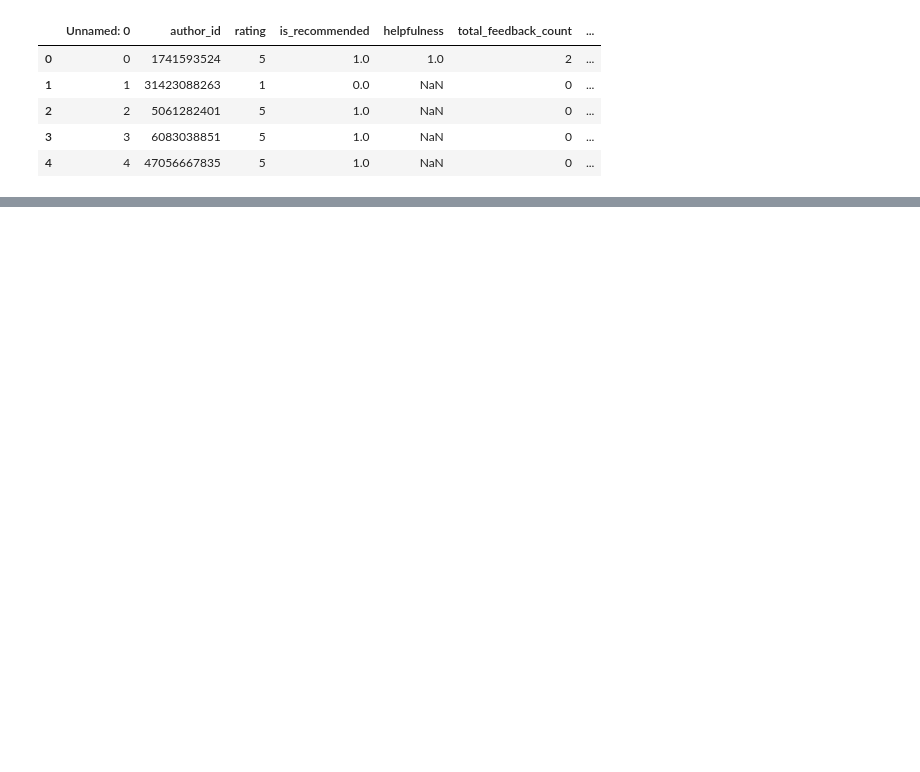
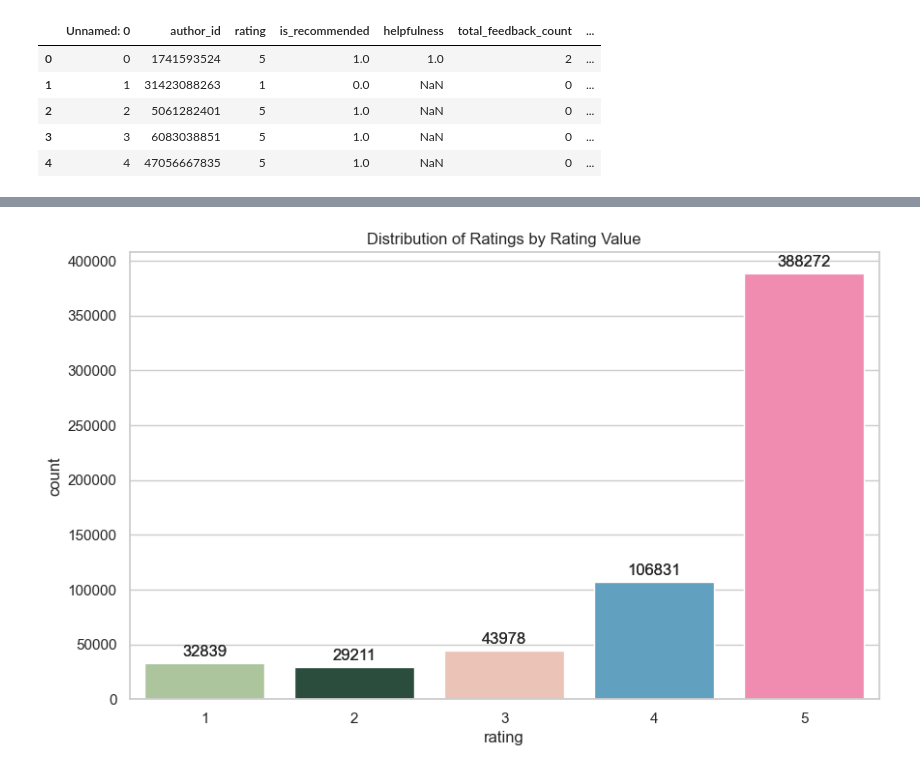
Before and after one commit to imgabrielas/Sephora, a Jupyter notebook: 01_exploratory_data_analysis.ipynb, the cells around one changed output, grey strips where cells are left out. Drawn from its saved outputs; the diff is of its cells as text; code cells hidden in the pictures; blank space fills up the shorter version.

```diff
--- a/01_exploratory_data_analysis.ipynb
+++ b/01_exploratory_data_analysis.ipynb
@@ -49,5 +53,5 @@ reviews_750-1250.csv
 reviews_250-500.csv
 reviews_500-750.csv
 # %%
-products_df = pd.read_csv(dataset_path / "product_info.csv")
-reviews_df = pd.read_csv(dataset_path / "reviews_0-250.csv")
+products_df = pd.read_csv(dataset_path / "product_info.csv", low_memory=False)
+reviews_df = pd.read_csv(dataset_path / "reviews_0-250.csv", low_memory=False)
@@ -90,0 +178,20 @@ plt.show()
+# %%
+reviews_df = reviews_df.dropna(subset=["review_text"])
+
+reviews_df['review_title'] = reviews_df['review_title'].fillna("No title")
+for col in ['skin_tone', 'eye_color', 'skin_type', 'hair_color']:
+    if col in reviews_df.columns:
+        if pd.api.types.is_categorical_dtype(reviews_df[col]):
+            if "Doesn't apply" not in reviews_df[col].cat.categories:
+                reviews_df[col] = reviews_df[col].cat.add_categories("Doesn't apply")
+        reviews_df[col] = reviews_df[col].fillna("Doesn't apply")
+
+# reviews_df['helpfulness'] = reviews_df['helpfulness'].fillna(0).round(2)
+dropcolumns = ['is_recommended',
+               'total_feedback_count',
+               'total_neg_feedback_count',
+               'total_pos_feedback_count']
+
+reviews_df = reviews_df.drop(columns=dropcolumns, errors="ignore")
+
+reviews_df.isnull().sum()
@@ -90,0 +382,17 @@ plt.show()
+# %%
+sns.countplot(data=reviews_df, x="rating", hue="rating", legend=False, palette=PALETTE)
+plt.title("Distribution of Ratings by Rating Value")
+
+ax = sns.countplot(
+    data=reviews_df,
+    x="rating",
+    hue="rating",
+    legend=False,
+    palette=PALETTE,
+)
+for container in ax.containers:
+    ax.bar_label(container, fmt="%d", padding=3)
+
+plt.show()
+# %% [output]
+[figure, added]
```
Also changed, not shown: parts of 37 cells of this notebook.
